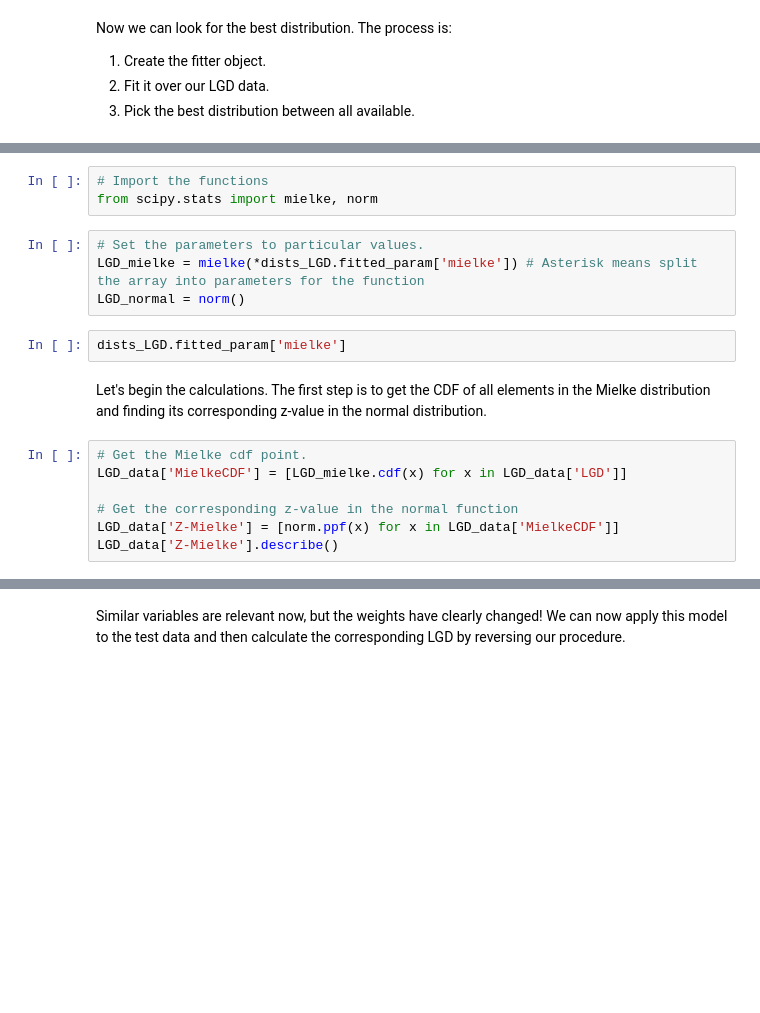
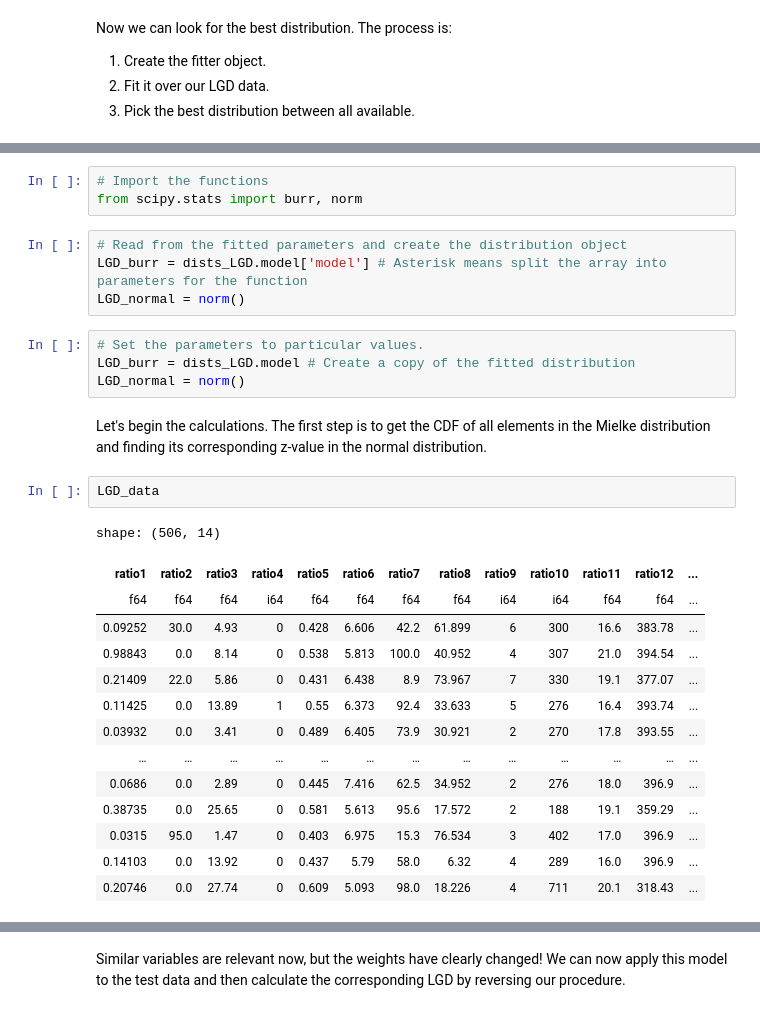
Before and after one commit to CBravoR/AdvancedAnalyticsLabs, a Jupyter notebook: notebooks/python/Lab_LGD_Modelling.ipynb, the cells around one changed output, grey strips where cells are left out. Cells and saved outputs as stored; diff of their text form; blank space fills up the shorter version.

```diff
--- a/notebooks/python/Lab_LGD_Modelling.ipynb
+++ b/notebooks/python/Lab_LGD_Modelling.ipynb
@@ -161,19 +296,31 @@ What functions do we need? Well, the general process for a regression of this ty
 Let's import all required functions.
 # %%
 # Import the functions
-from scipy.stats import mielke, norm
+from scipy.stats import burr, norm
 # %%
-# Set the parameters to particular values.
-LGD_mielke = mielke(*dists_LGD.fitted_param['mielke']) # Asterisk means split the array into parameters for the function
+# Read from the fitted parameters and create the distribution object
+LGD_burr = dists_LGD.model['model'] # Asterisk means split the array into parameters for the function
 LGD_normal = norm()
-# %%
-dists_LGD.fitted_param['mielke']
+# %%
+# Set the parameters to particular values.
+LGD_burr = dists_LGD.model # Create a copy of the fitted distribution
+LGD_normal = norm()
 # %% [markdown]
 Let's begin the calculations. The first step is to get the CDF of all elements in the Mielke distribution and finding its corresponding z-value in the normal distribution.
-# %%
-# Get the Mielke cdf point.
-LGD_data['MielkeCDF'] = [LGD_mielke.cdf(x) for x in LGD_data['LGD']]
-
-# Get the corresponding z-value in the normal function
-LGD_data['Z-Mielke'] = [norm.ppf(x) for x in LGD_data['MielkeCDF']]
-LGD_data['Z-Mielke'].describe()
+# %%
+LGD_data
+# %% [output]
+shape: (506, 14)
+| ratio1 | ratio2 | ratio3 | ratio4 | ratio5 | ratio6 | ratio7 | ratio8 | ratio9 | ratio10 | ratio11 | ratio12 | ... |
+| f64 | f64 | f64 | i64 | f64 | f64 | f64 | f64 | i64 | i64 | f64 | f64 | ... |
+| 0.09252 | 30.0 | 4.93 | 0 | 0.428 | 6.606 | 42.2 | 61.899 | 6 | 300 | 16.6 | 383.78 | ... |
+| 0.98843 | 0.0 | 8.14 | 0 | 0.538 | 5.813 | 100.0 | 40.952 | 4 | 307 | 21.0 | 394.54 | ... |
+| 0.21409 | 22.0 | 5.86 | 0 | 0.431 | 6.438 | 8.9 | 73.967 | 7 | 330 | 19.1 | 377.07 | ... |
+| 0.11425 | 0.0 | 13.89 | 1 | 0.55 | 6.373 | 92.4 | 33.633 | 5 | 276 | 16.4 | 393.74 | ... |
+| 0.03932 | 0.0 | 3.41 | 0 | 0.489 | 6.405 | 73.9 | 30.921 | 2 | 270 | 17.8 | 393.55 | ... |
+| … | … | … | … | … | … | … | … | … | … | … | … | ... |
+| 0.0686 | 0.0 | 2.89 | 0 | 0.445 | 7.416 | 62.5 | 34.952 | 2 | 276 | 18.0 | 396.9 | ... |
+| 0.38735 | 0.0 | 25.65 | 0 | 0.581 | 5.613 | 95.6 | 17.572 | 2 | 188 | 19.1 | 359.29 | ... |
+| 0.0315 | 95.0 | 1.47 | 0 | 0.403 | 6.975 | 15.3 | 76.534 | 3 | 402 | 17.0 | 396.9 | ... |
+| 0.14103 | 0.0 | 13.92 | 0 | 0.437 | 5.79 | 58.0 | 6.32 | 4 | 289 | 16.0 | 396.9 | ... |
+| 0.20746 | 0.0 | 27.74 | 0 | 0.609 | 5.093 | 98.0 | 18.226 | 4 | 711 | 20.1 | 318.43 | ... |
```
Also changed, not shown: parts of 50 cells of this notebook.
